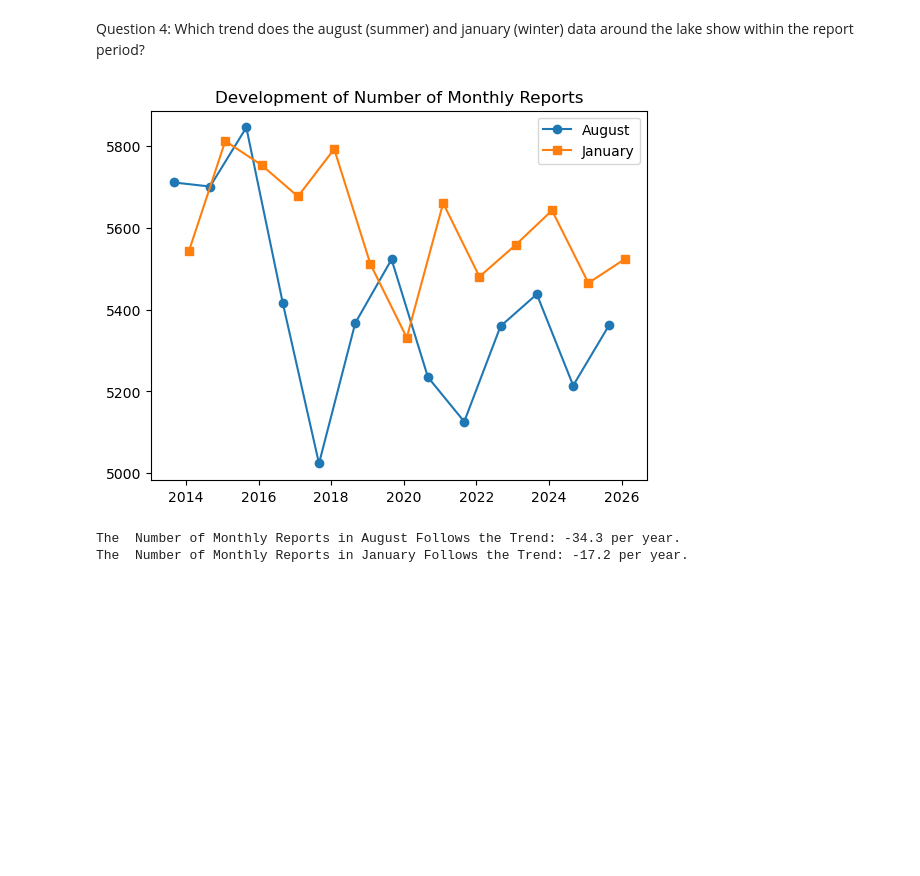
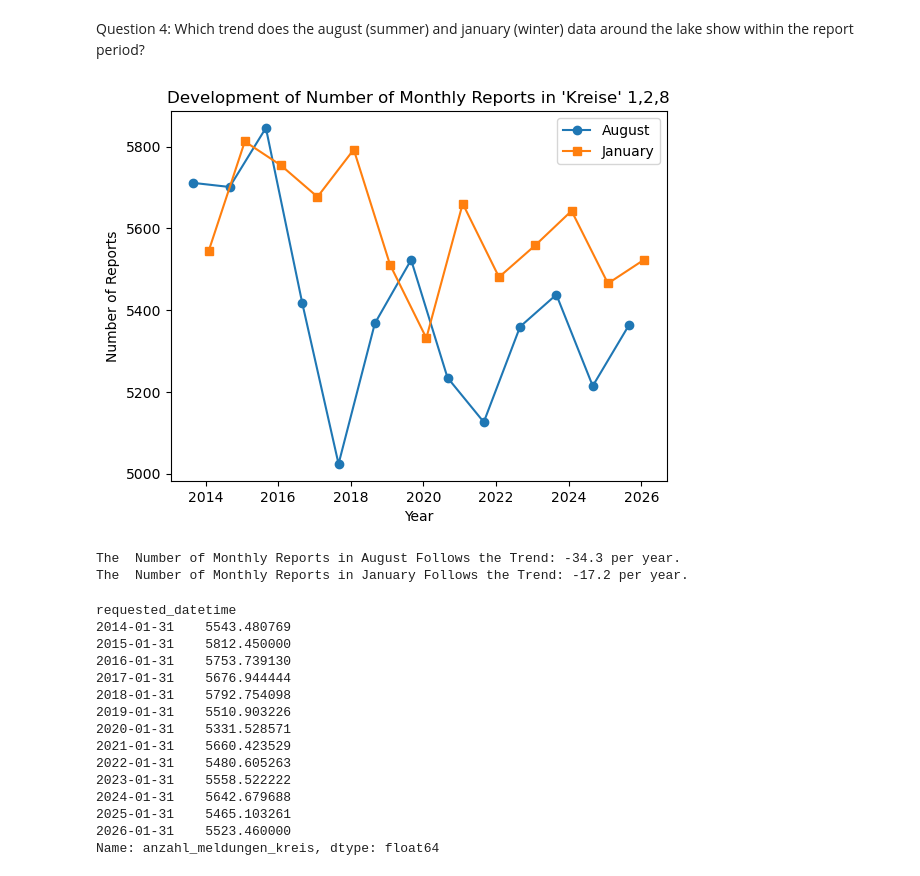
Before and after one commit to eelin-eelin/SDS210-project, a Jupyter notebook: notebooks/Project Notebook 1.ipynb, the cells around one changed output. Saved outputs shown, nothing was run; the diff lists cells and outputs as text; code cells hidden in the pictures; blank space fills up the shorter version.

```diff
--- a/notebooks/Project Notebook 1.ipynb
+++ b/notebooks/Project Notebook 1.ipynb
@@ -321,26 +347,45 @@ Question 4: Which trend does the august (summer) and january (winter) data aroun
 # %%
 import numpy as np
 import matplotlib.pyplot as plt
 
 #resample monthly mean temperatures
 august_mean = august_daten["anzahl_meldungen_kreis"].resample("ME").mean().dropna()
 januar_mean = januar_daten["anzahl_meldungen_kreis"].resample("ME").mean().dropna()
 
 #plot
 plt.plot(august_mean, label = "August", marker = "o")
 plt.plot(januar_mean, label = "January", marker = "s")
 plt.legend()
-plt.title("Development of Number of Monthly Reports")
+plt.xlabel("Year")
+plt.ylabel("Number of Reports")
+plt.title("Development of Number of Monthly Reports in 'Kreise' 1,2,8")
 plt.show()
 
 #calculate the trend
 august_passed = np.arange(len(august_mean))
 
 januar_passed = np.arange(len(januar_mean))
 
 print(f"The  Number of Monthly Reports in August Follows the Trend: {slope:.1f} per year.")
 print(f"The  Number of Monthly Reports in January Follows the Trend: {slope1:.1f} per year.")
+
+display(januar_mean)
 # %% [output]
-[figure, old version]
+[figure, new version]
 The  Number of Monthly Reports in August Follows the Trend: -34.3 per year.
 The  Number of Monthly Reports in January Follows the Trend: -17.2 per year.
+requested_datetime
+2014-01-31    5543.480769
+2015-01-31    5812.450000
+2016-01-31    5753.739130
+2017-01-31    5676.944444
+2018-01-31    5792.754098
+2019-01-31    5510.903226
+2020-01-31    5331.528571
+2021-01-31    5660.423529
+2022-01-31    5480.605263
+2023-01-31    5558.522222
+2024-01-31    5642.679688
+2025-01-31    5465.103261
+2026-01-31    5523.460000
+Name: anzahl_meldungen_kreis, dtype: float64
```
Also changed, not shown: parts of 3 cells of this notebook.
